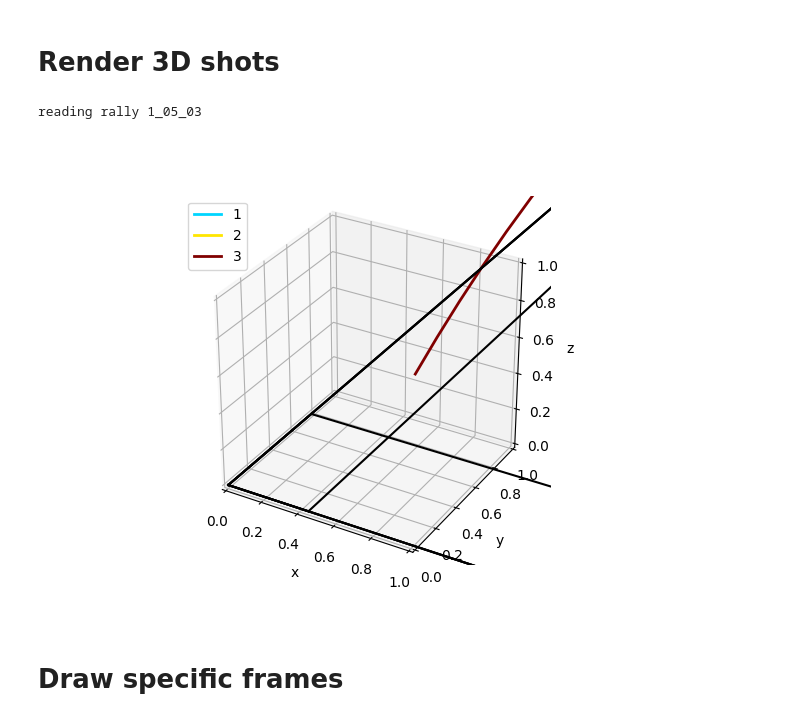
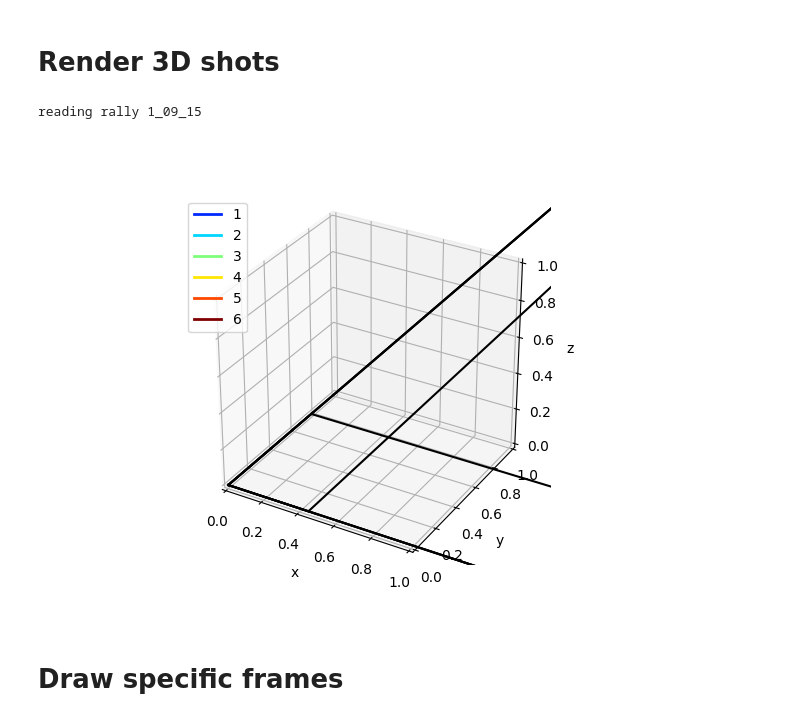
Before and after one commit to jhwang7628/monotrack, a Jupyter notebook: notebooks/visualization.ipynb, the cells around one changed output. Saved outputs shown, nothing was run; the diff lists cells and outputs as text; code cells hidden in the pictures.

```diff
--- a/notebooks/visualization.ipynb
+++ b/notebooks/visualization.ipynb
@@ -431,7 +431,7 @@ dataset_root = Path("/home/juiwang/ai-badminton/data/tracknetv2_042022/professio
 match_path = dataset_root / "test_match3"
 
 rallies = [x.stem for x in sorted((match_path / "rally_video").glob("*.mp4"))]
-rallies = ["1_05_03"]
+rallies = ["1_09_15"]
 
 fig = plt.figure()
 ax = plt.axes(projection="3d")
@@ -451,35 +451,35 @@ for rally in rallies:
     frames = hits["frames"]
     assert len(frames) == len(ids)
 
     N = len(frames)
 
     trajectories = []
 
     trajectories.append(trajectory3d[:frames[0], :])
     for ii in range(N-1):
         trajectories.append(trajectory3d[frames[ii]:frames[ii+1], :])
     if frames[-1] != len(trajectory3d):
         trajectories.append(trajectory3d[frames[-1]:, :])
 
     #trajectories = trajectories[:8]
     colors = plt.cm.jet(np.linspace(0,1,len(trajectories)))
     for idx, traj in enumerate(trajectories):
         if is_valid_trajectory(traj):
             ax.plot3D(
                 traj[:,0],
                 traj[:,1],
                 traj[:,2],
                 linewidth=2,
                 color=colors[idx],
                 label=idx
             )
     plt.legend()
     draw_court_lines_and_net_3d(ax)
 
 plt.show()
 # %% [output]
-reading rally 1_05_03
+reading rally 1_09_15
-[figure, old version]
+[figure, new version]
 # %% [markdown]
 # Draw specific frames
 # %%
```
Also changed, not shown: 2 other files.
